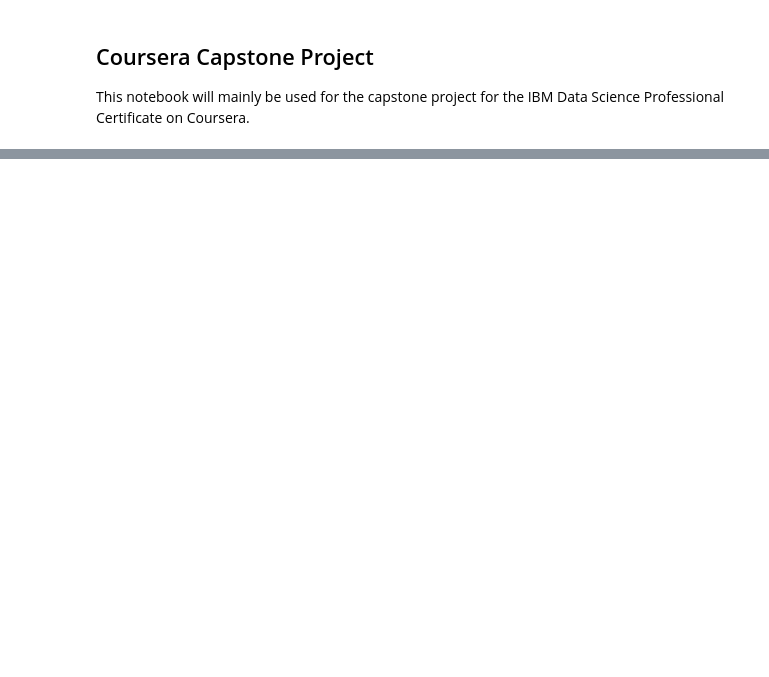
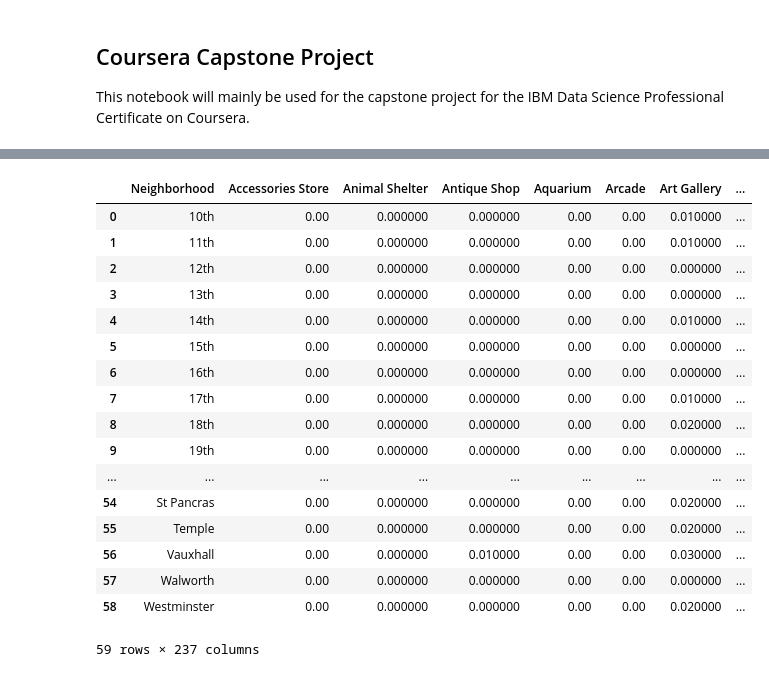
Before and after one commit to adavidsmith5/Coursera_Capstone, a Jupyter notebook: Neighborhood Capstone Project.ipynb, the cells around one changed output, grey strips where cells are left out. Cells and saved outputs as stored; diff of their text form; code cells hidden in the pictures; blank space fills up the shorter version.

```diff
--- a/Neighborhood Capstone Project.ipynb
+++ b/Neighborhood Capstone Project.ipynb
@@ -14,0 +394,3 @@ The data I will be using will come from FourSquare based on the neighborhoods in
+# %%
+paris_venues = getNearbyVenues(names=paris_df['Arrondissement'], latitudes=paris_df['Latitude'], longitudes=paris_df['Longitude'])
+paris_venues.head()
@@ -14,0 +404,3 @@ The data I will be using will come from FourSquare based on the neighborhoods in
+# %%
+london_venues = getNearbyVenues(names=london_city_center_df['Location'], latitudes=london_city_center_df['Latitude'], longitudes=london_city_center_df['Longitude'])
+london_venues.head()
@@ -14,0 +476,4 @@ The data I will be using will come from FourSquare based on the neighborhoods in
+# %%
+combined_neighborhoods_venues = paris_venues.append(london_venues)
+
+combined_neighborhoods_venues
@@ -14,0 +500,8 @@ The data I will be using will come from FourSquare based on the neighborhoods in
+# %%
+combined_neighborhoods_onehot = pd.get_dummies(combined_neighborhoods_venues[['Venue Category']], prefix="", prefix_sep="")
+combined_neighborhoods_onehot['Neighborhood'] = combined_neighborhoods_venues['Neighborhood']
+cols = [c for c in combined_neighborhoods_onehot.columns if 'restaurant' not in c.lower() and 'hotel' not in c.lower()]
+
+combined_neighborhoods_onehot = combined_neighborhoods_onehot[cols]
+
+combined_neighborhoods_onehot.head()
@@ -14,0 +516,22 @@ The data I will be using will come from FourSquare based on the neighborhoods in
+# %%
+combined_grouped = combined_neighborhoods_onehot.groupby('Neighborhood').mean().reset_index()
+combined_grouped
+# %% [output]
+|  | Neighborhood | Accessories Store | Animal Shelter | Antique Shop | Aquarium | Arcade | Art Gallery | ... |
+| 0 | 10th | 0.00 | 0.000000 | 0.000000 | 0.00 | 0.00 | 0.010000 | ... |
+| 1 | 11th | 0.00 | 0.000000 | 0.000000 | 0.00 | 0.00 | 0.010000 | ... |
+| 2 | 12th | 0.00 | 0.000000 | 0.000000 | 0.00 | 0.00 | 0.000000 | ... |
+| 3 | 13th | 0.00 | 0.000000 | 0.000000 | 0.00 | 0.00 | 0.000000 | ... |
+| 4 | 14th | 0.00 | 0.000000 | 0.000000 | 0.00 | 0.00 | 0.010000 | ... |
+| 5 | 15th | 0.00 | 0.000000 | 0.000000 | 0.00 | 0.00 | 0.000000 | ... |
+| 6 | 16th | 0.00 | 0.000000 | 0.000000 | 0.00 | 0.00 | 0.000000 | ... |
+| 7 | 17th | 0.00 | 0.000000 | 0.000000 | 0.00 | 0.00 | 0.010000 | ... |
+| 8 | 18th | 0.00 | 0.000000 | 0.000000 | 0.00 | 0.00 | 0.020000 | ... |
+| 9 | 19th | 0.00 | 0.000000 | 0.000000 | 0.00 | 0.00 | 0.000000 | ... |
+| ... | ... | ... | ... | ... | ... | ... | ... | ... |
+| 54 | St Pancras | 0.00 | 0.000000 | 0.000000 | 0.00 | 0.00 | 0.020000 | ... |
+| 55 | Temple | 0.00 | 0.000000 | 0.000000 | 0.00 | 0.00 | 0.020000 | ... |
+| 56 | Vauxhall | 0.00 | 0.000000 | 0.010000 | 0.00 | 0.00 | 0.030000 | ... |
+| 57 | Walworth | 0.00 | 0.000000 | 0.000000 | 0.00 | 0.00 | 0.000000 | ... |
+| 58 | Westminster | 0.00 | 0.000000 | 0.000000 | 0.00 | 0.00 | 0.020000 | ... |
+59 rows × 237 columns
```
Also changed, not shown: parts of 58 cells of this notebook.
